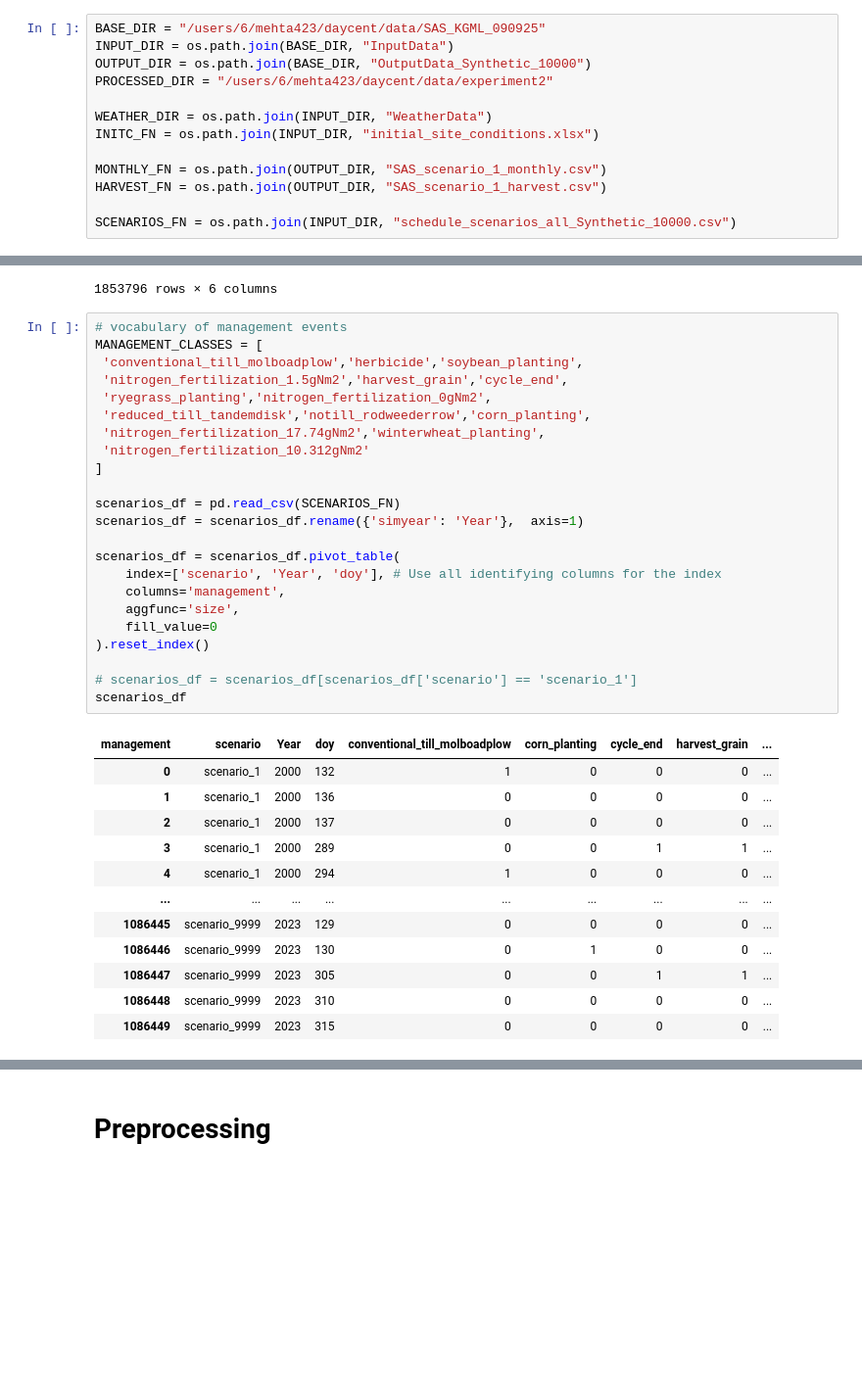
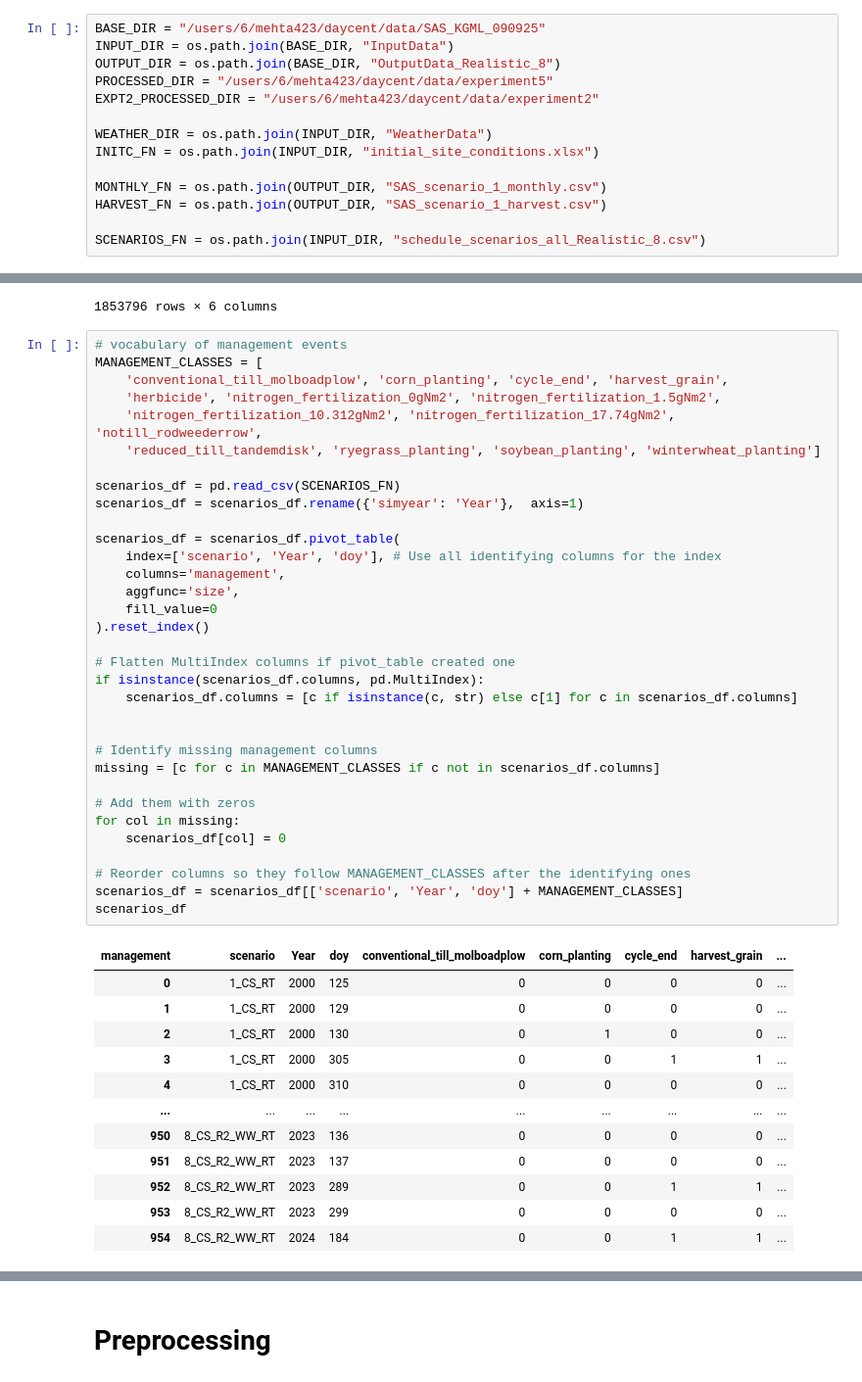
Before and after one commit to dwij2212/kgml-daycent, a Jupyter notebook: lib/data_prep.ipynb, the cells around one changed output, grey strips where cells are left out. Shown at 98% size. Drawn from its saved outputs; the diff is of its cells as text; blank space fills up the shorter version.

```diff
--- a/lib/data_prep.ipynb
+++ b/lib/data_prep.ipynb
@@ -14,8 +14,9 @@ import random
 # %%
 BASE_DIR = "/users/6/mehta423/daycent/data/SAS_KGML_090925"
 INPUT_DIR = os.path.join(BASE_DIR, "InputData")
-OUTPUT_DIR = os.path.join(BASE_DIR, "OutputData_Synthetic_10000")
-PROCESSED_DIR = "/users/6/mehta423/daycent/data/experiment2"
+OUTPUT_DIR = os.path.join(BASE_DIR, "OutputData_Realistic_8")
+PROCESSED_DIR = "/users/6/mehta423/daycent/data/experiment5"
+EXPT2_PROCESSED_DIR = "/users/6/mehta423/daycent/data/experiment2"
 
 WEATHER_DIR = os.path.join(INPUT_DIR, "WeatherData")
 INITC_FN = os.path.join(INPUT_DIR, "initial_site_conditions.xlsx")
@@ -23,7 +24,7 @@ INITC_FN = os.path.join(INPUT_DIR, "initial_site_conditions.xlsx")
 MONTHLY_FN = os.path.join(OUTPUT_DIR, "SAS_scenario_1_monthly.csv")
 HARVEST_FN = os.path.join(OUTPUT_DIR, "SAS_scenario_1_harvest.csv")
 
-SCENARIOS_FN = os.path.join(INPUT_DIR, "schedule_scenarios_all_Synthetic_10000.csv")
+SCENARIOS_FN = os.path.join(INPUT_DIR, "schedule_scenarios_all_Realistic_8.csv")
 # %%
 all_points = []
 
@@ -124,36 +123,46 @@ weather_df
 # %%
 # vocabulary of management events
 MANAGEMENT_CLASSES = [
- 'conventional_till_molboadplow','herbicide','soybean_planting',
- 'nitrogen_fertilization_1.5gNm2','harvest_grain','cycle_end',
- 'ryegrass_planting','nitrogen_fertilization_0gNm2',
- 'reduced_till_tandemdisk','notill_rodweederrow','corn_planting',
- 'nitrogen_fertilization_17.74gNm2','winterwheat_planting',
- 'nitrogen_fertilization_10.312gNm2'
-]
+    'conventional_till_molboadplow', 'corn_planting', 'cycle_end', 'harvest_grain',
+    'herbicide', 'nitrogen_fertilization_0gNm2', 'nitrogen_fertilization_1.5gNm2',
+    'nitrogen_fertilization_10.312gNm2', 'nitrogen_fertilization_17.74gNm2', 'notill_rodweederrow',
+    'reduced_till_tandemdisk', 'ryegrass_planting', 'soybean_planting', 'winterwheat_planting']
 
 scenarios_df = pd.read_csv(SCENARIOS_FN)
 scenarios_df = scenarios_df.rename({'simyear': 'Year'},  axis=1)
 
 scenarios_df = scenarios_df.pivot_table(
     index=['scenario', 'Year', 'doy'], # Use all identifying columns for the index
     columns='management',
     aggfunc='size',
     fill_value=0
 ).reset_index()
 
-# scenarios_df = scenarios_df[scenarios_df['scenario'] == 'scenario_1']
+# Flatten MultiIndex columns if pivot_table created one
+if isinstance(scenarios_df.columns, pd.MultiIndex):
+    scenarios_df.columns = [c if isinstance(c, str) else c[1] for c in scenarios_df.columns]
+
+
+# Identify missing management columns
+missing = [c for c in MANAGEMENT_CLASSES if c not in scenarios_df.columns]
+
+# Add them with zeros
+for col in missing:
+    scenarios_df[col] = 0
+
+# Reorder columns so they follow MANAGEMENT_CLASSES after the identifying ones
+scenarios_df = scenarios_df[['scenario', 'Year', 'doy'] + MANAGEMENT_CLASSES]
 scenarios_df
 # %% [output]
 | management | scenario | Year | doy | conventional_till_molboadplow | corn_planting | cycle_end | harvest_grain | ... |
-| 0 | scenario_1 | 2000 | 132 | 1 | 0 | 0 | 0 | ... |
-| 1 | scenario_1 | 2000 | 136 | 0 | 0 | 0 | 0 | ... |
-| 2 | scenario_1 | 2000 | 137 | 0 | 0 | 0 | 0 | ... |
-| 3 | scenario_1 | 2000 | 289 | 0 | 0 | 1 | 1 | ... |
-| 4 | scenario_1 | 2000 | 294 | 1 | 0 | 0 | 0 | ... |
+| 0 | 1_CS_RT | 2000 | 125 | 0 | 0 | 0 | 0 | ... |
+| 1 | 1_CS_RT | 2000 | 129 | 0 | 0 | 0 | 0 | ... |
+| 2 | 1_CS_RT | 2000 | 130 | 0 | 1 | 0 | 0 | ... |
+| 3 | 1_CS_RT | 2000 | 305 | 0 | 0 | 1 | 1 | ... |
+| 4 | 1_CS_RT | 2000 | 310 | 0 | 0 | 0 | 0 | ... |
 | ... | ... | ... | ... | ... | ... | ... | ... | ... |
-| 1086445 | scenario_9999 | 2023 | 129 | 0 | 0 | 0 | 0 | ... |
-| 1086446 | scenario_9999 | 2023 | 130 | 0 | 1 | 0 | 0 | ... |
-| 1086447 | scenario_9999 | 2023 | 305 | 0 | 0 | 1 | 1 | ... |
-| 1086448 | scenario_9999 | 2023 | 310 | 0 | 0 | 0 | 0 | ... |
-| 1086449 | scenario_9999 | 2023 | 315 | 0 | 0 | 0 | 0 | ... |
+| 950 | 8_CS_R2_WW_RT | 2023 | 136 | 0 | 0 | 0 | 0 | ... |
+| 951 | 8_CS_R2_WW_RT | 2023 | 137 | 0 | 0 | 0 | 0 | ... |
+| 952 | 8_CS_R2_WW_RT | 2023 | 289 | 0 | 0 | 1 | 1 | ... |
+| 953 | 8_CS_R2_WW_RT | 2023 | 299 | 0 | 0 | 0 | 0 | ... |
+| 954 | 8_CS_R2_WW_RT | 2024 | 184 | 0 | 0 | 1 | 1 | ... |
```
Also changed, not shown: parts of 15 cells of this notebook, 2 other files.
